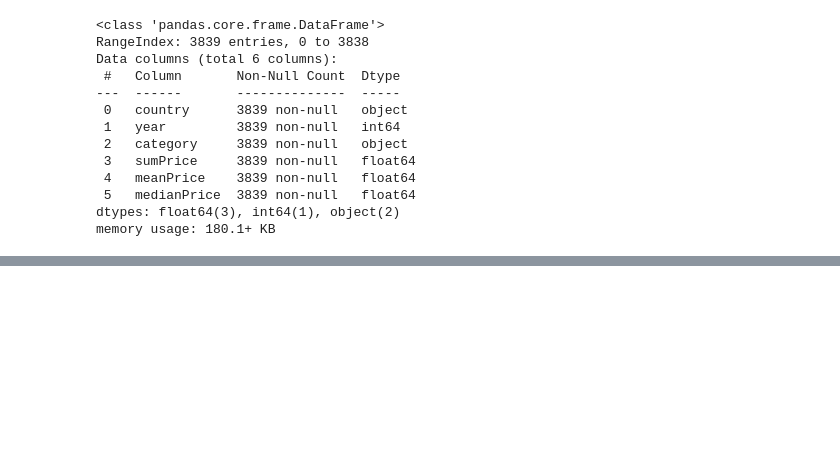
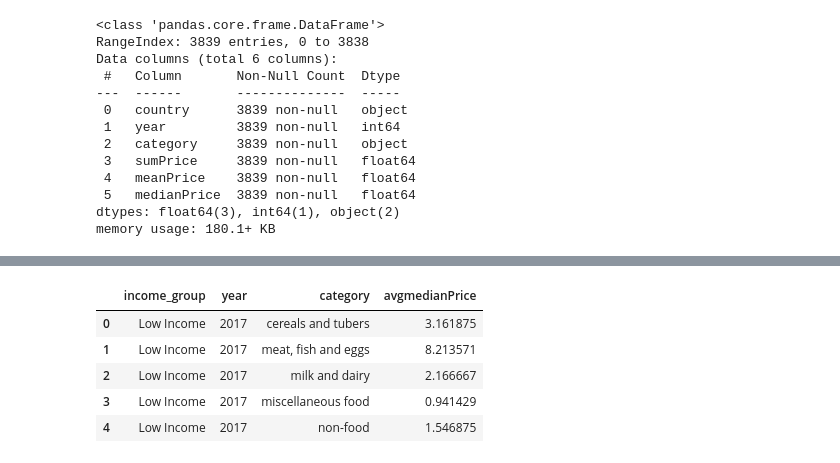
Before and after one commit to pavelvlpavlov/food_diets_eda, a Jupyter notebook: data_prep.ipynb, the cells around one changed output, grey strips where cells are left out. Cells and saved outputs as stored; diff of their text form; code cells hidden in the pictures; blank space fills up the shorter version.

```diff
--- a/data_prep.ipynb
+++ b/data_prep.ipynb
@@ -183,0 +368,75 @@ wfp_food_prices_all_years.to_csv('Data/wfp_all_years.csv', index=False)
+# %%
+# Define income group mapping
+income_group_mapping = {
+    # Upper Middle Income Countries
+    'CHN': 'Upper Middle Income', 'FJI': 'Upper Middle Income', 'MYS': 'Upper Middle Income',
+    'MNG': 'Upper Middle Income', 'THA': 'Upper Middle Income', 'TON': 'Upper Middle Income',
+    'ALB': 'Upper Middle Income', 'ARM': 'Upper Middle Income', 'AZE': 'Upper Middle Income',
+    'BIH': 'Upper Middle Income', 'BLR': 'Upper Middle Income', 'GEO': 'Upper Middle Income',
+    'KAZ': 'Upper Middle Income', 'XKX': 'Upper Middle Income', 'MDA': 'Upper Middle Income',
+    'MKD': 'Upper Middle Income', 'MNE': 'Upper Middle Income', 'SRB': 'Upper Middle Income',
+    'TUR': 'Upper Middle Income', 'TKM': 'Upper Middle Income', 'UKR': 'Upper Middle Income',
+    'UZB': 'Upper Middle Income', 'DZA': 'Upper Middle Income', 'IRN': 'Upper Middle Income',
+    'IRQ': 'Upper Middle Income', 'LBY': 'Upper Middle Income', 'MAR': 'Upper Middle Income',
+    'TUN': 'Upper Middle Income', 'ATG': 'Upper Middle Income', 'BLZ': 'Upper Middle Income',
+    'BRA': 'Upper Middle Income', 'COL': 'Upper Middle Income', 'CRI': 'Upper Middle Income',
+    'DOM': 'Upper Middle Income', 'ECU': 'Upper Middle Income', 'GRD': 'Upper Middle Income',
+    'GTM': 'Upper Middle Income', 'JAM': 'Upper Middle Income', 'MEX': 'Upper Middle Income',
+    'PAN': 'Upper Middle Income', 'PER': 'Upper Middle Income', 'PRY': 'Upper Middle Income',
+    'SLV': 'Upper Middle Income', 'SUR': 'Upper Middle Income', 'VCT': 'Upper Middle Income',
+    'VEN': 'Upper Middle Income', 'BWA': 'Upper Middle Income', 'GAB': 'Upper Middle Income',
+    'NAM': 'Upper Middle Income', 'MUS': 'Upper Middle Income', 'SYC': 'Upper Middle Income',
+    'ZAF': 'Upper Middle Income',
+
+    # Lower Middle Income Countries
+    'KHM': 'Lower Middle Income', 'IDN': 'Lower Middle Income', 'KIR': 'Lower Middle Income',
+    'LAO': 'Lower Middle Income', 'MHL': 'Lower Middle Income', 'PNG': 'Lower Middle Income',
+    'SLB': 'Lower Middle Income', 'TLS': 'Lower Middle Income', 'VNM': 'Lower Middle Income',
+    'WSM': 'Lower Middle Income', 'ARM': 'Lower Middle Income', 'KGZ': 'Lower Middle Income',
+    'TJK': 'Lower Middle Income', 'TKM': 'Lower Middle Income', 'UZB': 'Lower Middle Income',
+    'EGY': 'Lower Middle Income', 'DJI': 'Lower Middle Income', 'JOR': 'Lower Middle Income',
+    'LBN': 'Lower Middle Income', 'PSE': 'Lower Middle Income', 'SDN': 'Lower Middle Income',
+    'SYR': 'Lower Middle Income', 'TUN': 'Lower Middle Income', 'BGD': 'Lower Middle Income',
+    'BTN': 'Lower Middle Income', 'IND': 'Lower Middle Income', 'MDV': 'Lower Middle Income',
+    'NPL': 'Lower Middle Income', 'PAK': 'Lower Middle Income', 'AFG': 'Lower Middle Income',
+    'AGO': 'Lower Middle Income', 'BEN': 'Lower Middle Income', 'COM': 'Lower Middle Income',
+    'CPV': 'Lower Middle Income', 'CMR': 'Lower Middle Income', 'COG': 'Lower Middle Income',
+    'GHA': 'Lower Middle Income', 'GIN': 'Lower Middle Income', 'GMB': 'Lower Middle Income',
+    'KEN': 'Lower Middle Income', 'LES': 'Lower Middle Income', 'MRT': 'Lower Middle Income',
+    'MOZ': 'Lower Middle Income', 'NER': 'Lower Middle Income', 'NGA': 'Lower Middle Income',
+    'RWA': 'Lower Middle Income', 'SEN': 'Lower Middle Income', 'SLE': 'Lower Middle Income',
+    'SSD': 'Lower Middle Income', 'STP': 'Lower Middle Income', 'TCD': 'Lower Middle Income',
+    'TGO': 'Lower Middle Income', 'TZA': 'Lower Middle Income', 'UGA': 'Lower Middle Income',
+    'ZMB': 'Lower Middle Income', 'ZWE': 'Lower Middle Income',
+
+    # Low Income Countries
+    'AFG': 'Low Income', 'BFA': 'Low Income', 'BDI': 'Low Income', 'CAF': 'Low Income',
+    'COD': 'Low Income', 'ERI': 'Low Income', 'ETH': 'Low Income', 'GNB': 'Low Income',
+    'LIB': 'Low Income', 'MDG': 'Low Income', 'MLI': 'Low Income', 'NGA': 'Low Income',
+    'NER': 'Low Income', 'RWA': 'Low Income', 'SSD': 'Low Income', 'SYR': 'Low Income',
+    'TGO': 'Low Income', 'UGA': 'Low Income'
+}
+
+# Map income groups to a new column
+wfp_grouped_by_region['income_group'] = wfp_grouped_by_region['country'].map(income_group_mapping)
+
+# Group by 'income_group', 'year', and 'category', and calculate the average of 'medianPrice'
+agg_income_group = (
+    wfp_grouped_by_region
+    .groupby(['income_group', 'year', 'category'])['medianPrice']
+    .agg(avgmedianPrice='mean')
+    .reset_index()
+)
+
+# Save the aggregated DataFrame to a new CSV file
+agg_income_group.to_csv('Data/wfp_grouped_by_income.csv', index=False)
+
+# Display the aggregated DataFrame
+agg_income_group.head()
+# %% [output]
+|  | income_group | year | category | avgmedianPrice |
+| 0 | Low Income | 2017 | cereals and tubers | 3.161875 |
+| 1 | Low Income | 2017 | meat, fish and eggs | 8.213571 |
+| 2 | Low Income | 2017 | milk and dairy | 2.166667 |
+| 3 | Low Income | 2017 | miscellaneous food | 0.941429 |
+| 4 | Low Income | 2017 | non-food | 1.546875 |
```
Also changed, not shown: parts of 7 cells of this notebook, 3 other files.
